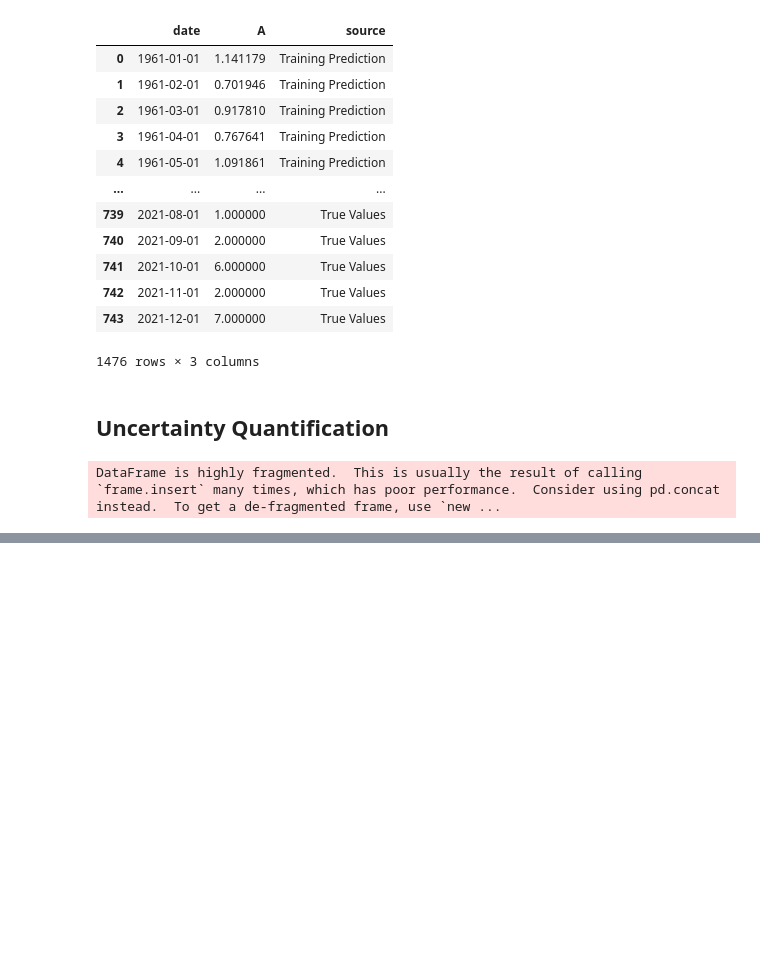
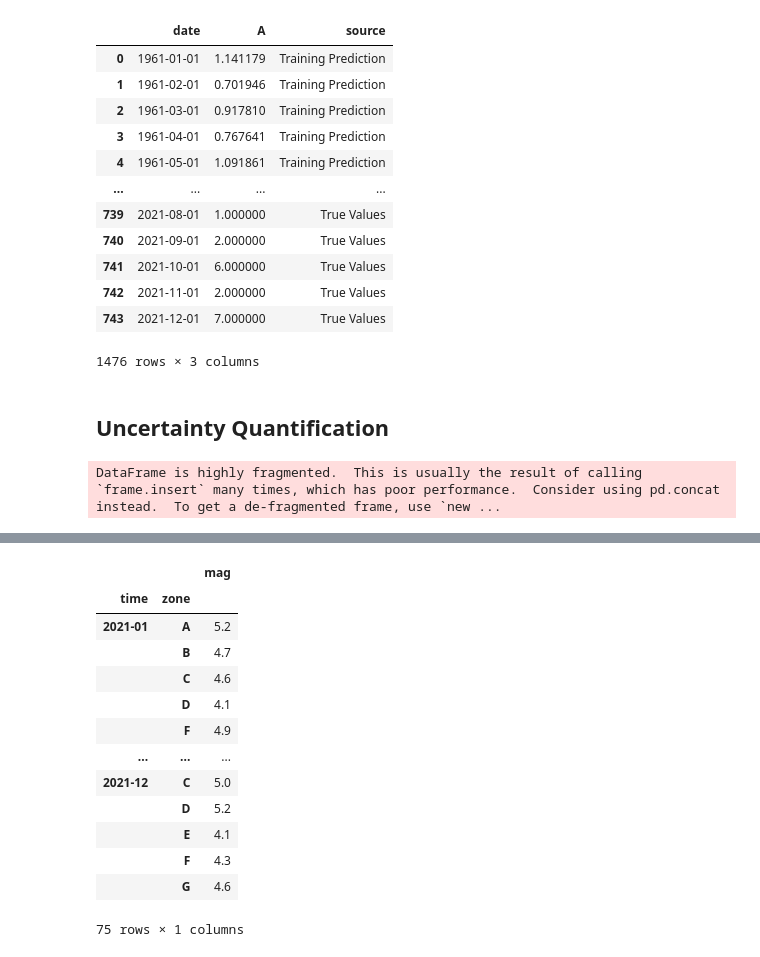
Before and after one commit to eupho73/TER-BNN, a Jupyter notebook: data/nn/Bayesian_LSTM.ipynb, the cells around one changed output, grey strips where cells are left out. Drawn from its saved outputs; the diff is of its cells as text; code cells hidden in the pictures; blank space fills up the shorter version.

```diff
--- a/data/nn/Bayesian_LSTM.ipynb
+++ b/data/nn/Bayesian_LSTM.ipynb
@@ -317,0 +346,3 @@ fig.show()
+# %%
+data_intensity = pd.read_csv("eq_1960_2022.csv")
+data_intensity.head()
@@ -317,0 +360,15 @@ fig.show()
+# %%
+from collections import namedtuple
+
+Coords = namedtuple("Coords", "lat_min lat_max lon_min lon_max")
+
+zones = {"A": Coords(41, 46, 140, 146), "B": Coords(37, 41, 138, 142), "C": Coords(34, 37, 137, 141), "D": Coords(33, 37, 133, 137), "E": Coords(31, 36, 129, 133), "F": Coords(38, 41, 142, 144), "G": Coords(36, 38, 141, 143)}
+
+def to_5_zone(lat: float, lon: float):
+    """Convert coordinates to a zone number according to the map arrangement above"""
+    for zone, coord in zones.items():
+        if (coord.lat_min <= lat <= coord.lat_max) & (coord.lon_min <= lon <= coord.lon_max):
+            return zone
+    return 0
+
+data_intensity["zone"] = data_intensity.apply(lambda x: to_5_zone(x['latitude'], x['longitude']), axis=1)
@@ -317,0 +377,6 @@ fig.show()
+# %%
+data_intensity.time = pd.to_datetime(data_intensity.time, format="%Y/%m").dt.to_period('M')
+data_intensity.drop(["latitude", "longitude", "depth"], axis=1, inplace=True)
+data_intensity.drop(data_intensity[data_intensity.zone == 0].index, inplace=True)
+# %%
+by_year_month_df = data_intensity.groupby(["time", "zone"]).max()
@@ -317,0 +411,17 @@ fig.show()
+# %%
+by_year_month_df.loc['2021']
+# %% [output]
+|  |  | mag |
+| time | zone |  |
+| 2021-01 | A | 5.2 |
+|  | B | 4.7 |
+|  | C | 4.6 |
+|  | D | 4.1 |
+|  | F | 4.9 |
+| ... | ... | ... |
+| 2021-12 | C | 5.0 |
+|  | D | 5.2 |
+|  | E | 4.1 |
+|  | F | 4.3 |
+|  | G | 4.6 |
+75 rows × 1 columns
```
Also changed, not shown: parts of 15 cells of this notebook.
